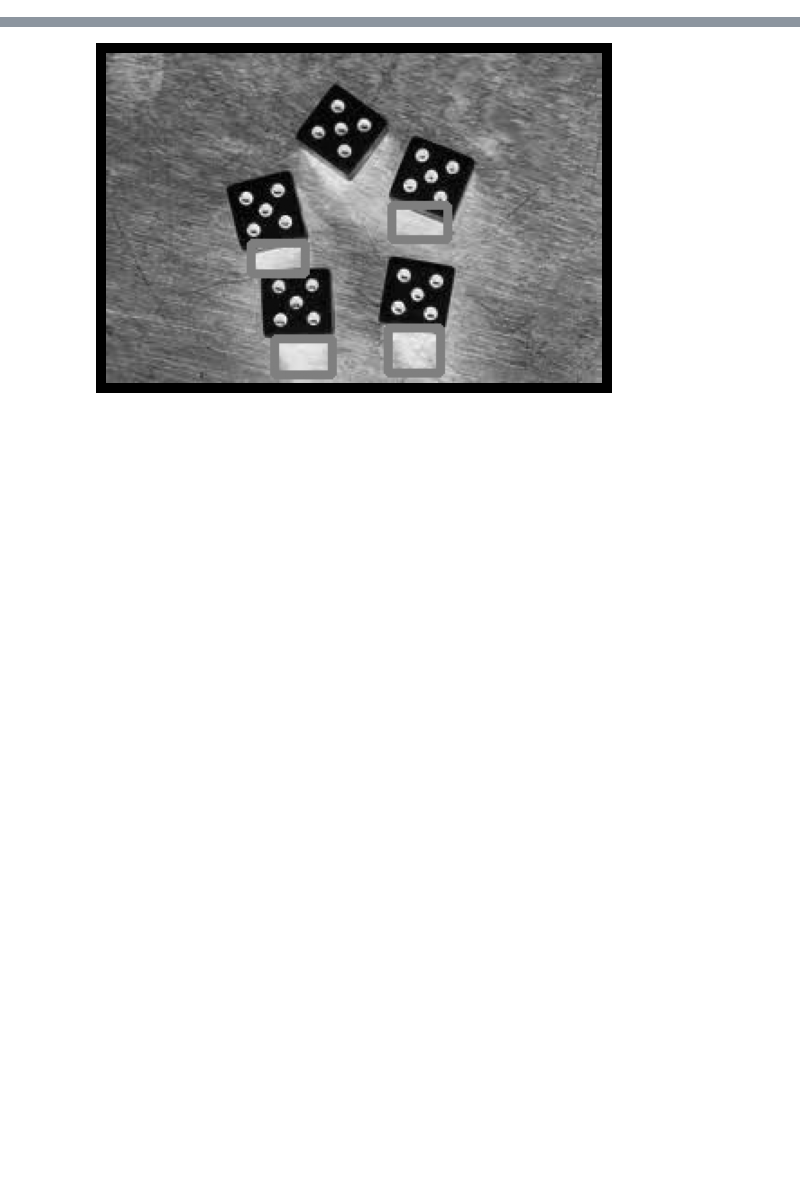
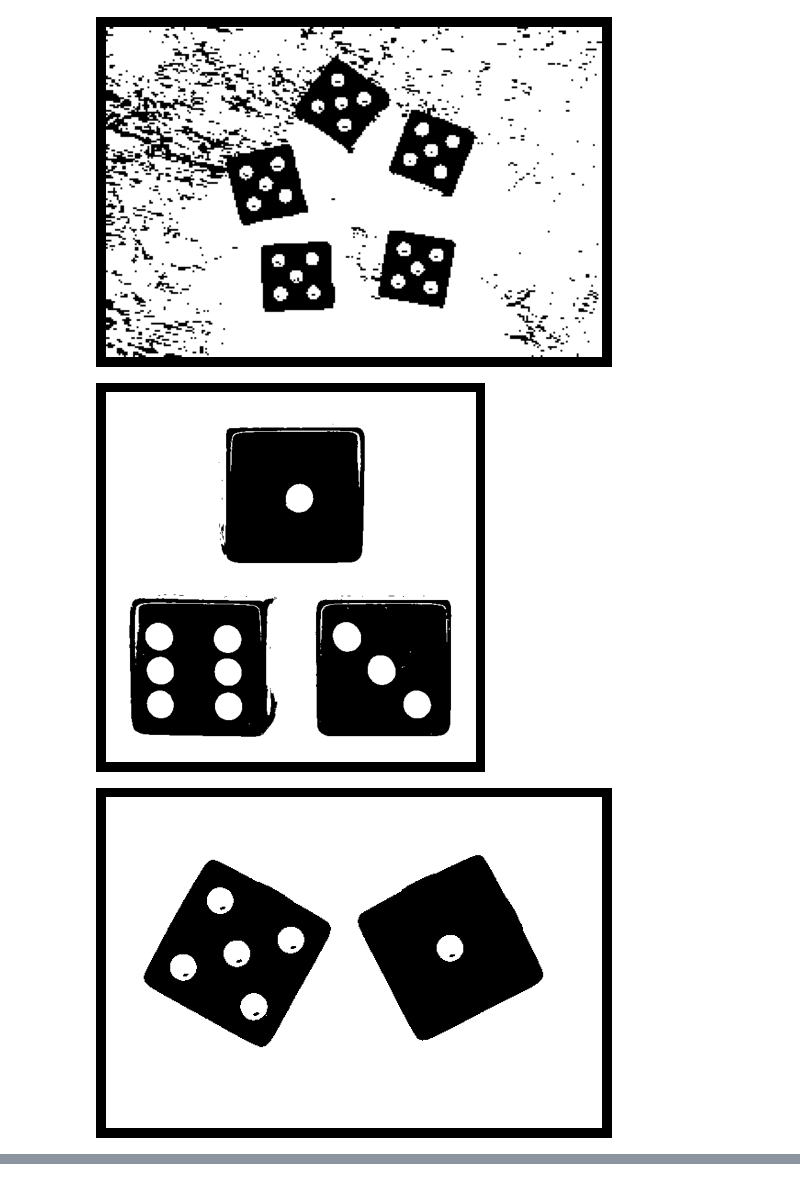
Before and after one commit to SajjadSaljoughi/image_processing, a Jupyter notebook: assignment8/Dice_Recognition/main.ipynb, the cells around one changed output, grey strips where cells are left out. Saved outputs shown, nothing was run; the diff lists cells and outputs as text; code cells hidden in the pictures; blank space fills up the shorter version.

```diff
--- a/assignment8/Dice_Recognition/main.ipynb
+++ b/assignment8/Dice_Recognition/main.ipynb
@@ -27,0 +45,9 @@ plt.show()
+# %%
+show_in_matplotlib(image_1_threshold)
+show_in_matplotlib(image_2_threshold)
+show_in_matplotlib(image_3_threshold)
+show_in_matplotlib(image_4_threshold)
+# %% [output]
+[figure, added]
+[figure, added]
+[figure, added]
@@ -28,17 +61,31 @@ plt.show()
 # %%
-contours,h = cv2.findContours(result_threshold, cv2.RETR_EXTERNAL, cv2.CHAIN_APPROX_SIMPLE)
-rslt = result_threshold.copy()
-count = 0
-for contour in contours:
+contours_image1,hierarchy_image1 = cv2.findContours(image_1_threshold, cv2.RETR_TREE, cv2.CHAIN_APPROX_SIMPLE)
+contours_image2,hierarchy_image2 = cv2.findContours(image_2_threshold, cv2.RETR_TREE, cv2.CHAIN_APPROX_SIMPLE)
+contours_image3,hierarchy_image3 = cv2.findContours(image_3_threshold, cv2.RETR_TREE, cv2.CHAIN_APPROX_SIMPLE)
+contours_image4,hierarchy_image4 = cv2.findContours(image_4_threshold, cv2.RETR_TREE, cv2.CHAIN_APPROX_SIMPLE)
+image_1_count = 0
+image_2_count = 0
+image_3_count = 0
+image_4_count = 0
+result_image1 = image_1.copy()
+result_image2 = image_2.copy()
+result_image3 = image_3.copy()
+result_image4 = image_4.copy()
+for i,contour in enumerate(contours_image1):
     area = cv2.contourArea(contour)
-    if area > 100:
-        x,y,w,h = cv2.boundingRect(contour)
-        cv2.rectangle(result,(x,y),(x+w,y+h),(127,127,127),3)
-        count = count + 1
-
-
-plt.axis('off')
-plt.imshow(result, cmap="gray")
-plt.show()
+    if hierarchy_image1[0][i][3] not in [-1,0,5] and 25 < area < 1000:
+        image_1_count = draw_rectangle(contour, result_image1, image_1_count)
+for i,contour in enumerate(contours_image2):
+    area = cv2.contourArea(contour)
+    if hierarchy_image2[0][i][3] not in [-1,0] and area > 1000:
+        image_2_count = draw_rectangle(contour, result_image2, image_2_count)
+for i,contour in enumerate(contours_image3):
+    area = cv2.contourArea(contour)
+    if hierarchy_image3[0][i][3] not in [-1,0] and area > 25:
+        image_3_count = draw_rectangle(contour, result_image3, image_3_count)
+for i,contour in enumerate(contours_image4):
+    area = cv2.contourArea(contour)
+    if hierarchy_image4[0][i][3] == -1 and 25 < area < 1000:
+        image_4_count = draw_rectangle(contour, result_image4, image_4_count)
+# show_in_matplotlib(_result)
+# print(count)
-# %% [output]
-[figure, removed]
```
Also changed, not shown: parts of 10 cells of this notebook, 9 other files.
